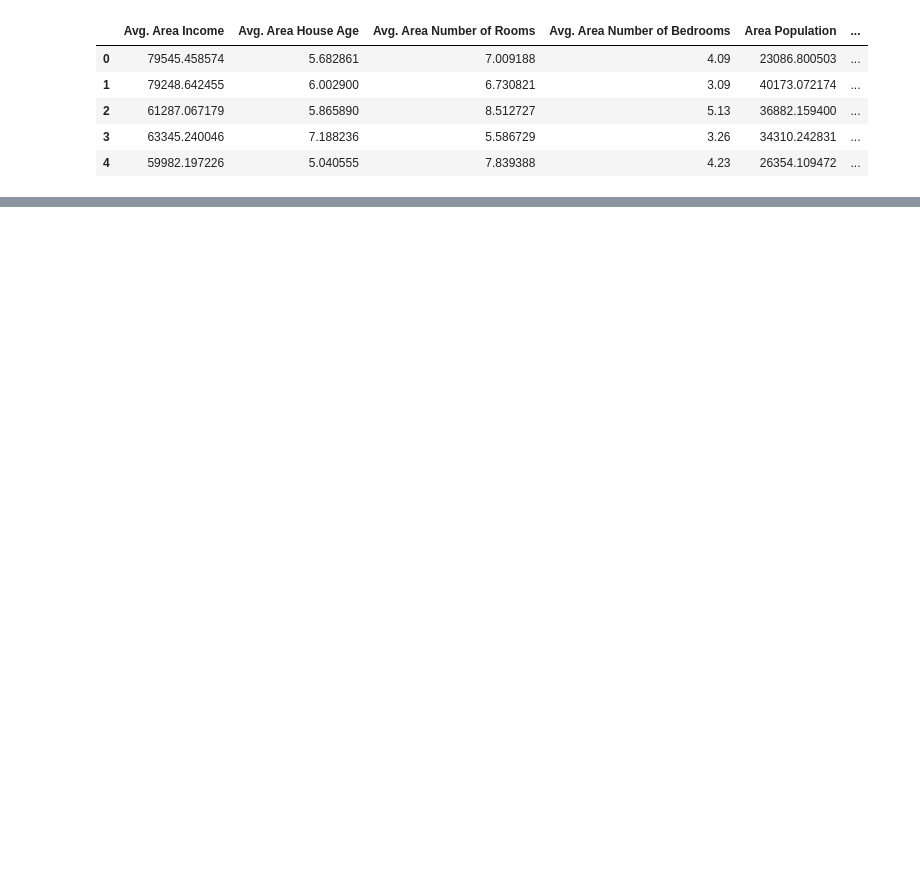
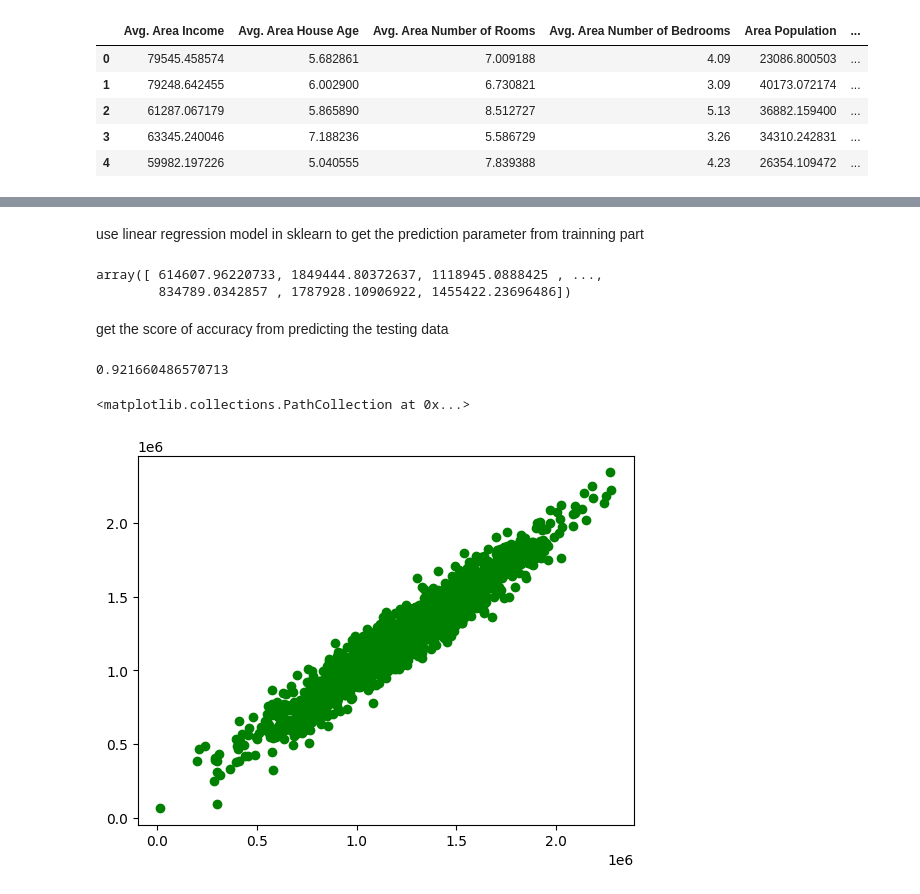
Before and after one commit to Daxting/Machine-Learning-Project, a Jupyter notebook: hw1.ipynb, the cells around one changed output, grey strips where cells are left out. Saved outputs shown, nothing was run; the diff lists cells and outputs as text; code cells hidden in the pictures; blank space fills up the shorter version.

```diff
--- a/hw1.ipynb
+++ b/hw1.ipynb
@@ -21,0 +68,11 @@ df.head()
+# %%
+#prepare to train model
+#X是所有可能的影響變因
+#取得所有的列的0,1,2,3,4欄位
+X=df.iloc[:,:5]
+#y是目標值
+y=df['Price']
+#split to training data & testing data
+from sklearn.model_selection import train_test_split
+X_train,X_test,y_train,y_test=train_test_split(X,y,test_size=0.3,random_state=54)
+X.head()
@@ -21,0 +86,23 @@ df.head()
+# %% [markdown]
+use linear regression model in sklearn to get the prediction parameter from trainning part
+# %%
+#using linear regression model
+from sklearn.linear_model import LinearRegression
+reg=LinearRegression()
+reg.fit(X_train,y_train)
+#get the result
+predictions = reg.predict(X_test)
+predictions
+# %% [output]
+array([ 614607.96220733, 1849444.80372637, 1118945.0888425 , ...,
+        834789.0342857 , 1787928.10906922, 1455422.23696486])
+# %% [markdown]
+get the score of accuracy from predicting the testing data
+# %%
+from sklearn.metrics import r2_score
+print(r2_score(y_test,predictions))
+plt.scatter(y_test,predictions,color='green')
+# %% [output]
+0.921660486570713
+<matplotlib.collections.PathCollection at 0x...>
+[figure, added]
```
Also changed, not shown: parts of 15 cells of this notebook.
